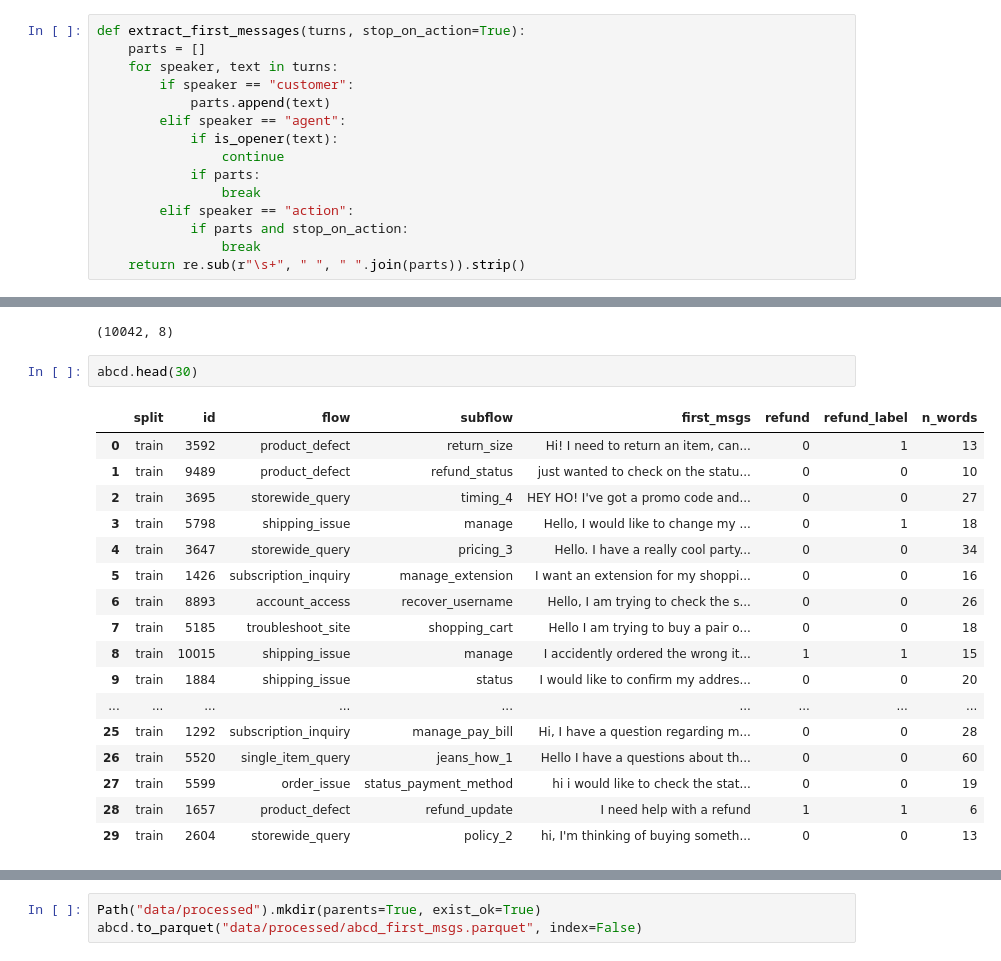
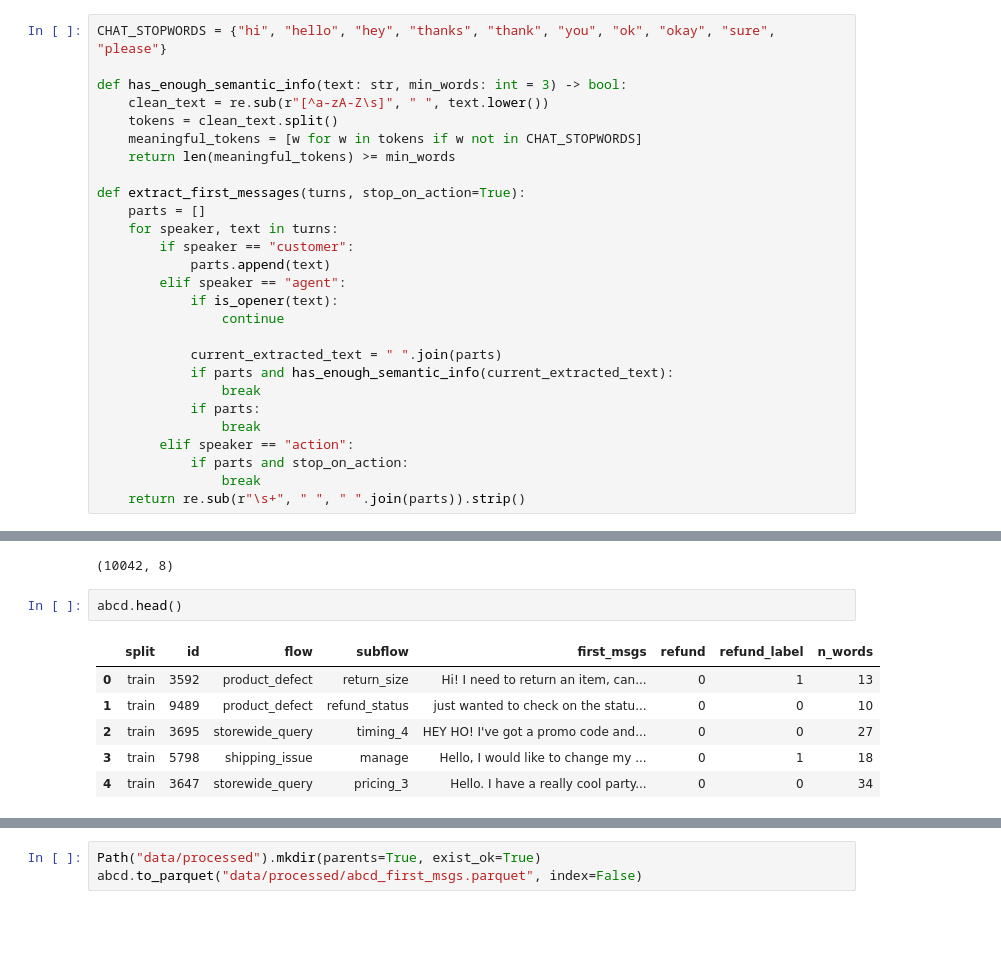
Before and after one commit to MUlbing/ClaimLens, a Jupyter notebook: data_X_y_ready.ipynb, the cells around one changed output, grey strips where cells are left out. Saved outputs shown, nothing was run; the diff lists cells and outputs as text; blank space fills up the shorter version.

```diff
--- a/data_X_y_ready.ipynb
+++ b/data_X_y_ready.ipynb
@@ -26,6 +24,14 @@ OPENER_PATTERNS = re.compile(
 def is_opener(text, max_words=20):
     return len(text.split()) <= max_words and bool(OPENER_PATTERNS.search(text))
 # %%
+CHAT_STOPWORDS = {"hi", "hello", "hey", "thanks", "thank", "you", "ok", "okay", "sure", "please"}
+
+def has_enough_semantic_info(text: str, min_words: int = 3) -> bool:
+    clean_text = re.sub(r"[^a-zA-Z\s]", " ", text.lower())
+    tokens = clean_text.split()
+    meaningful_tokens = [w for w in tokens if w not in CHAT_STOPWORDS]
+    return len(meaningful_tokens) >= min_words
+
 def extract_first_messages(turns, stop_on_action=True):
     parts = []
     for speaker, text in turns:
@@ -34,6 +40,10 @@ def extract_first_messages(turns, stop_on_action=True):
         elif speaker == "agent":
             if is_opener(text):
                 continue
+
+            current_extracted_text = " ".join(parts)
+            if parts and has_enough_semantic_info(current_extracted_text):
+                break
             if parts:
                 break
         elif speaker == "action":
@@ -81,22 +91,11 @@ abcd.shape
 # %% [output]
 (10042, 8)
 # %%
-abcd.head(30)
+abcd.head()
 # %% [output]
 |  | split | id | flow | subflow | first_msgs | refund | refund_label | n_words |
 | 0 | train | 3592 | product_defect | return_size | Hi! I need to return an item, can... | 0 | 1 | 13 |
 | 1 | train | 9489 | product_defect | refund_status | just wanted to check on the statu... | 0 | 0 | 10 |
 | 2 | train | 3695 | storewide_query | timing_4 | HEY HO! I've got a promo code and... | 0 | 0 | 27 |
 | 3 | train | 5798 | shipping_issue | manage | Hello, I would like to change my ... | 0 | 1 | 18 |
 | 4 | train | 3647 | storewide_query | pricing_3 | Hello. I have a really cool party... | 0 | 0 | 34 |
-| 5 | train | 1426 | subscription_inquiry | manage_extension | I want an extension for my shoppi... | 0 | 0 | 16 |
-| 6 | train | 8893 | account_access | recover_username | Hello, I am trying to check the s... | 0 | 0 | 26 |
-| 7 | train | 5185 | troubleshoot_site | shopping_cart | Hello I am trying to buy a pair o... | 0 | 0 | 18 |
-| 8 | train | 10015 | shipping_issue | manage | I accidently ordered the wrong it... | 1 | 1 | 15 |
-| 9 | train | 1884 | shipping_issue | status | I would like to confirm my addres... | 0 | 0 | 20 |
-| ... | ... | ... | ... | ... | ... | ... | ... | ... |
-| 25 | train | 1292 | subscription_inquiry | manage_pay_bill | Hi, I have a question regarding m... | 0 | 0 | 28 |
-| 26 | train | 5520 | single_item_query | jeans_how_1 | Hello I have a questions about th... | 0 | 0 | 60 |
-| 27 | train | 5599 | order_issue | status_payment_method | hi i would like to check the stat... | 0 | 0 | 19 |
-| 28 | train | 1657 | product_defect | refund_update | I need help with a refund | 1 | 1 | 6 |
-| 29 | train | 2604 | storewide_query | policy_2 | hi, I'm thinking of buying someth... | 0 | 0 | 13 |
```
Also changed, not shown: parts of 6 cells of this notebook, 3 other files.
